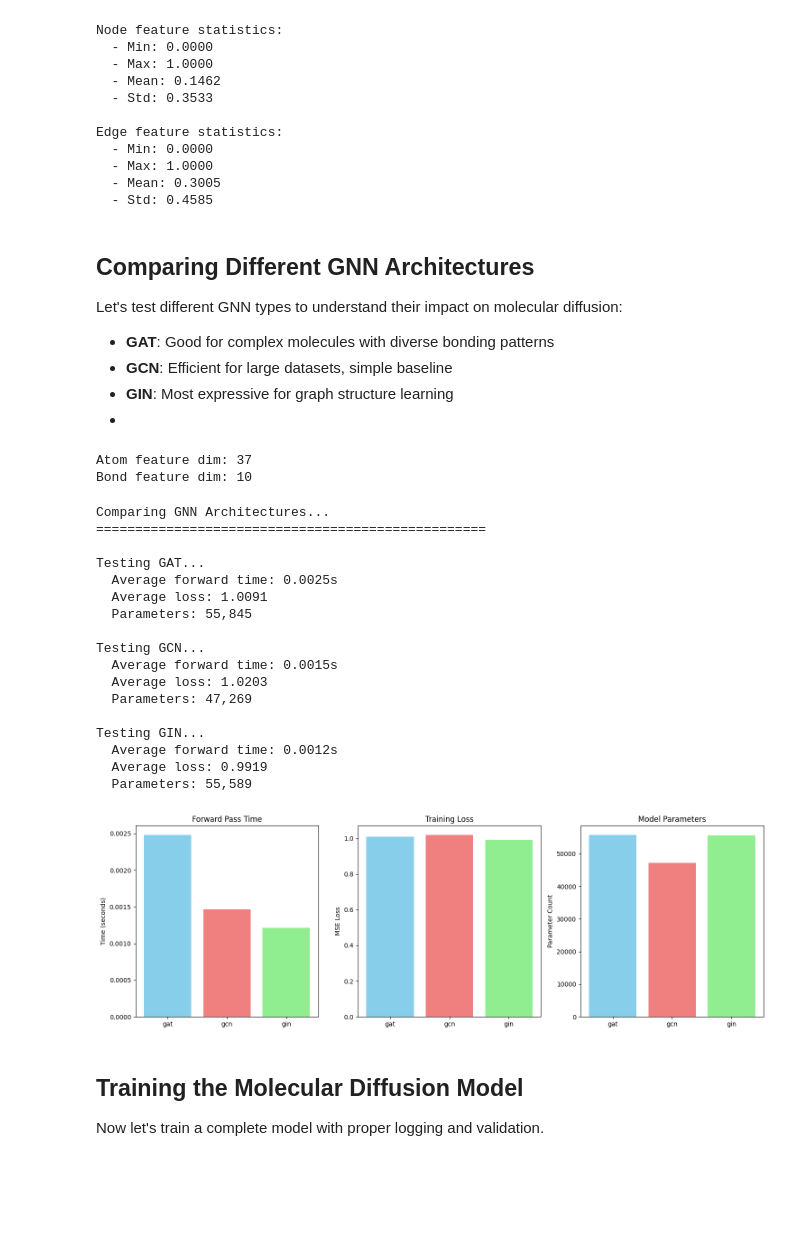
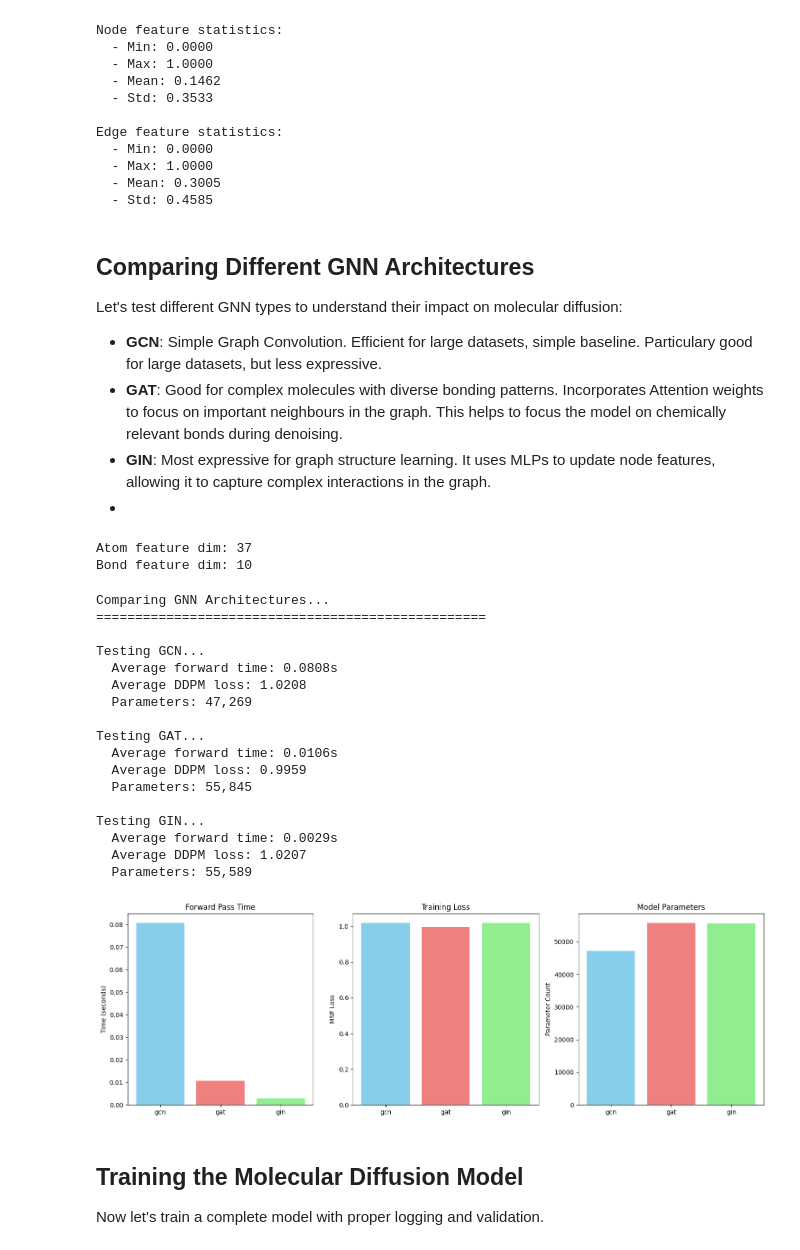
Before and after one commit to Jan10e/diffusion_gnn, a Jupyter notebook: experiments/notebooks/03_2d_molecular_diffusion_gnn_tox21.ipynb, the cells around one changed output. Saved outputs shown, nothing was run; the diff lists cells and outputs as text; code cells hidden in the pictures; blank space fills up the shorter version.

```diff
--- a/experiments/notebooks/03_2d_molecular_diffusion_gnn_tox21.ipynb
+++ b/experiments/notebooks/03_2d_molecular_diffusion_gnn_tox21.ipynb
@@ -437,9 +453,9 @@ Edge feature statistics:
 ## Comparing Different GNN Architectures
 
 Let's test different GNN types to understand their impact on molecular diffusion:
-- **GAT**: Good for complex molecules with diverse bonding patterns
-- **GCN**: Efficient for large datasets, simple baseline
-- **GIN**: Most expressive for graph structure learning
+- **GCN**: Simple Graph Convolution. Efficient for large datasets, simple baseline. Particulary good for large datasets, but less expressive.
+- **GAT**: Good for complex molecules with diverse bonding patterns. Incorporates Attention weights to focus on important neighbours in the graph. This helps to focus the model on chemically relevant bonds during denoising.
+- **GIN**: Most expressive for graph structure learning. It uses MLPs to update node features, allowing it to capture complex interactions in the graph.
 -
 # %%
 # Get feature dimensions
@@ -454,7 +470,7 @@ Bond feature dim: 10
 # %%
 def compare_gnn_architectures(dataloader, atom_dim, bond_dim, device):
     """Compare different GNN architectures for molecular diffusion"""
-    gnn_types = ['gat', 'gcn', 'gin']
+    gnn_types = ['gcn', 'gat', 'gin']
     results = {}
 
     print("Comparing GNN Architectures...")
@@ -463,7 +479,7 @@ def compare_gnn_architectures(dataloader, atom_dim, bond_dim, device):
     for gnn_type in gnn_types:
         print(f"\nTesting {gnn_type.upper()}...")
 
-        # Create model using new factory function
+        # Create model using factory function
         model = create_diffusion_model(
             atom_dim=atom_dim,
             bond_dim=bond_dim,
@@ -491,17 +507,18 @@ def compare_gnn_architectures(dataloader, atom_dim, bond_dim, device):
                 # Time forward pass
                 start_time = time.time()
 
-                # Sample random timesteps and add noise
+                # DDPM forward process: q(x_t | x_0)
                 t = torch.randint(0, scheduler.num_timesteps, (batch_size,), device=device)
                 noise = torch.randn_like(batch.x)
-                x_noisy = scheduler.add_noise(batch.x, t[batch.batch], noise)
+                x_noisy = scheduler.q_sample_step(batch.x, t[batch.batch], noise)
 
-                # Predict noise
+                # Predict noise using the denoising network
                 noise_pred = model(x_noisy, batch.edge_index, batch.edge_attr, batch.batch, t)
+
+                # DDPM training loss: ||ε - ε_θ(x_t, t)||²
                 loss = torch.nn.functional.mse_loss(noise_pred, noise)
 
                 end_time = time.time()
-
                 times.append(end_time - start_time)
                 losses.append(loss.item())
 
@@ -515,7 +532,7 @@ def compare_gnn_architectures(dataloader, atom_dim, bond_dim, device):
         }
 
         print(f"  Average forward time: {np.mean(times):.4f}s")
-        print(f"  Average loss: {np.mean(losses):.4f}")
+        print(f"  Average DDPM loss: {np.mean(losses):.4f}")
         print(f"  Parameters: {results[gnn_type]['params']:,}")
 
     return results
@@ -529,43 +546,43 @@ architecture_results = compare_gnn_architectures(dataloader, atom_dim, bond_dim,
 fig, axes = plt.subplots(1, 3, figsize=(15, 5))
 
 gnn_types = list(architecture_results.keys())
 times = [architecture_results[gnn]['avg_time'] for gnn in gnn_types]
 losses = [architecture_results[gnn]['avg_loss'] for gnn in gnn_types]
 params = [architecture_results[gnn]['params'] for gnn in gnn_types]
 
 axes[0].bar(gnn_types, times, color=['skyblue', 'lightcoral', 'lightgreen'])
 axes[0].set_title('Forward Pass Time')
 axes[0].set_ylabel('Time (seconds)')
 
 axes[1].bar(gnn_types, losses, color=['skyblue', 'lightcoral', 'lightgreen'])
 axes[1].set_title('Training Loss')
 axes[1].set_ylabel('MSE Loss')
 
 axes[2].bar(gnn_types, params, color=['skyblue', 'lightcoral', 'lightgreen'])
 axes[2].set_title('Model Parameters')
 axes[2].set_ylabel('Parameter Count')
 
 plt.tight_layout()
 plt.show()
 # %% [output]
 Comparing GNN Architectures...
 ==================================================
 
+Testing GCN...
+  Average forward time: 0.0808s
+  Average DDPM loss: 1.0208
+  Parameters: 47,269
+
 Testing GAT...
-  Average forward time: 0.0025s
-  Average loss: 1.0091
+  Average forward time: 0.0106s
+  Average DDPM loss: 0.9959
   Parameters: 55,845
 
-Testing GCN...
-  Average forward time: 0.0015s
-  Average loss: 1.0203
-  Parameters: 47,269
-
 Testing GIN...
-  Average forward time: 0.0012s
-  Average loss: 0.9919
+  Average forward time: 0.0029s
+  Average DDPM loss: 1.0207
   Parameters: 55,589
-[figure, old version]
+[figure, new version]
 # %% [markdown]
 ## Training the Molecular Diffusion Model
 
```
Also changed, not shown: parts of 8 cells of this notebook.
